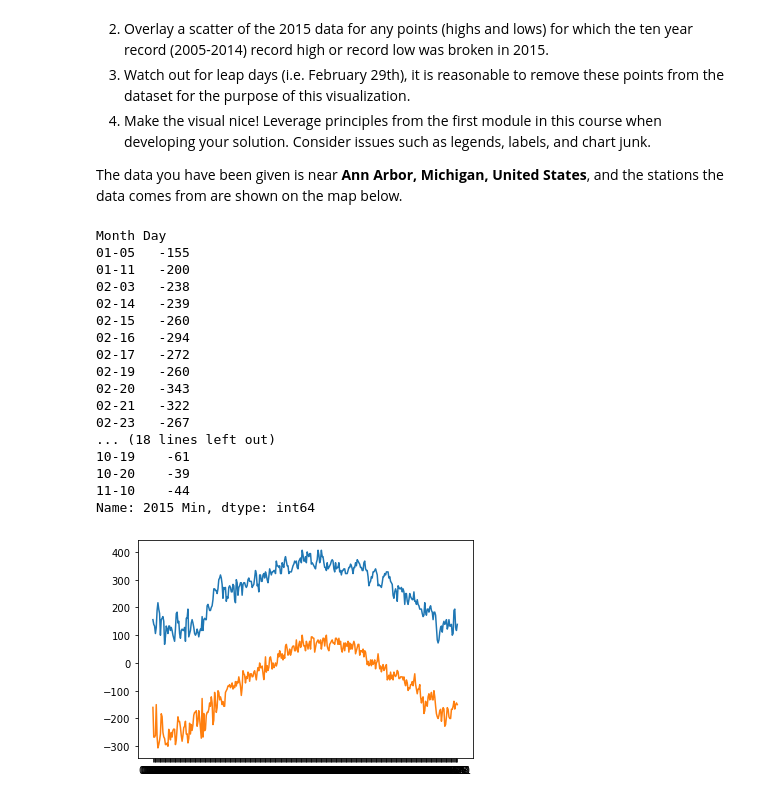
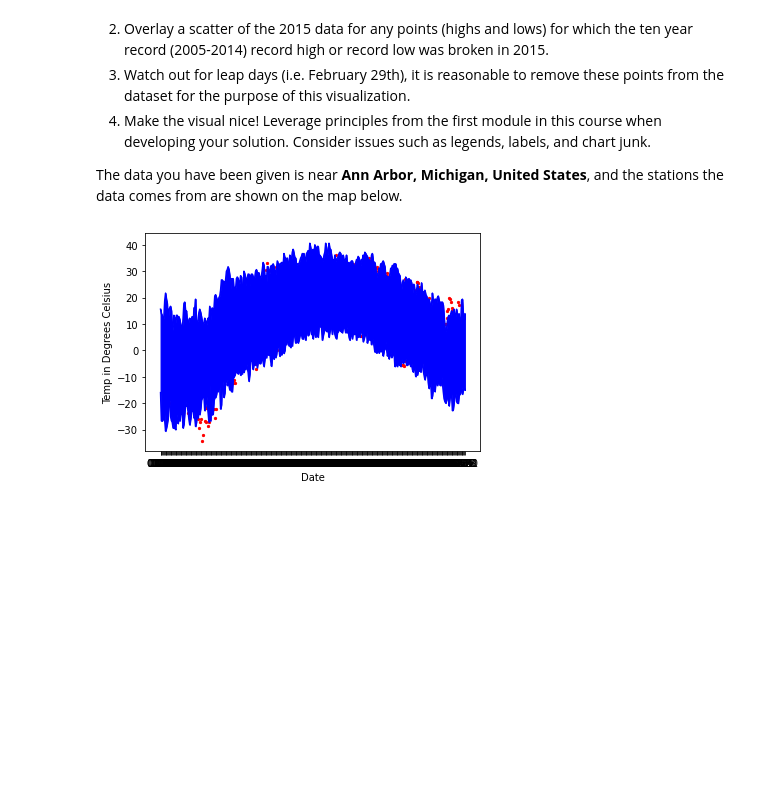
Before and after one commit to EpicureanHeron/courseraAppliedDataSci, a Jupyter notebook: 01_applied_plotting_charting_data_rep/Assignment2.ipynb, the cells around one changed output. Cells and saved outputs as stored; diff of their text form; code cells hidden in the pictures; blank space fills up the shorter version.

Commit message:
graph filling in colors, the 2015 data is being plotted. Now need to work on X Axis labelling, and legends

```diff
--- a/01_applied_plotting_charting_data_rep/Assignment2.ipynb
+++ b/01_applied_plotting_charting_data_rep/Assignment2.ipynb
@@ -56,6 +56,8 @@ def create_graph():
     ncei_df = pd.read_csv('data/C2A2_data/BinnedCsvs_d400/fb441e62df2d58994928907a91895ec62c2c42e6cd075c2700843b89.csv')
 
     ncei_df =  ncei_df.sort_values(by='Date', ascending=True)
+
+    ncei_df['Data_Value'] = (ncei_df['Data_Value']/10)
 
     # create a new column which is just month and day by using a lambda to splice the last 5 of the Date column
     ncei_df['Month Day'] =  ncei_df.Date.apply(lambda x: x[-5:])
@@ -90,50 +92,42 @@ def create_graph():
     pre_2015_merged_df.columns = ['Pre 2015 Min', 'Pre 2015 Max']
 
 
     pre_and_2015_merged_df = pd.merge(merged_2015_df,pre_2015_merged_df, left_index=True, right_index=True, how='inner')
 
 #     df['que'] = df.apply(lambda x : x['one'] if x['one'] >= x['two'] and x['one'] <= x['three'] else "", axis=1)
 
     # using numpy compare the two columns
     pre_and_2015_merged_df["2015 min less"] = np.where(pre_and_2015_merged_df['2015 Min'] < pre_and_2015_merged_df['Pre 2015 Min'], True, False)
 
     pre_and_2015_merged_df["2015 max more"] = np.where(pre_and_2015_merged_df['2015 Max'] > pre_and_2015_merged_df['Pre 2015 Max'], True, False)
 
 #     higher_max_2015 = (pre_and_2015_merged_df['2015 max more'] == True)
     higher_max_2015_df = pre_and_2015_merged_df[pre_and_2015_merged_df['2015 max more'] == True]
     higher_max_2015_df = higher_max_2015_df['2015 Max']
 
     higher_min_2015_df = pre_and_2015_merged_df[pre_and_2015_merged_df['2015 min less'] == True]
     higher_min_2015_df = higher_min_2015_df['2015 Min']
 #     new_df = pd.DataFrame(scatter_2015_min_set)
     # create the plot figure
     plt.figure()
     # maps the pre_min and pre_max as two lines
-    plt.plot(pre_2015_max_df, '-', pre_2015_min_df, '-')
-    return higher_min_2015_df
+    plt.plot(pre_2015_max_df, '-', pre_2015_min_df, '-', color='Blue')
+    plt.scatter(higher_min_2015_df.index, higher_min_2015_df.data,  s=5, color='Red')
+    plt.scatter(higher_max_2015_df.index, higher_max_2015_df.data,  s=5, color='Red')
+
+    plt.xlabel('Date')
+    plt.ylabel('Temp in Degrees Celsius')
+#     plt.legend()
+
+    plt.fill_between(pre_2015_max_df.index, pre_2015_max_df['Data_Value'], pre_2015_min_df['Data_Value'], color="Blue")
+
+
 create_graph()
 #     Read the documentation and familiarize yourself
 #     with the dataset, then write some python code which
 #     returns a line graph of the record high and record low
 # temperatures by day of the year over the period 2005-2014.
 
 #     not positive that the df2, which is coming from a different data source, is ONLY the necessary data as it ish ould be limited by the ID which is the weather station ID
 # %% [output]
-Month Day
-01-05   -155
-01-11   -200
-02-03   -238
-02-14   -239
-02-15   -260
-02-16   -294
-02-17   -272
-02-19   -260
-02-20   -343
-02-21   -322
-02-23   -267
-... (18 lines left out)
-10-19    -61
-10-20    -39
-11-10    -44
-Name: 2015 Min, dtype: int64
-[figure, old version]
+[figure, new version]
```
Also changed, not shown: 1 other file.
